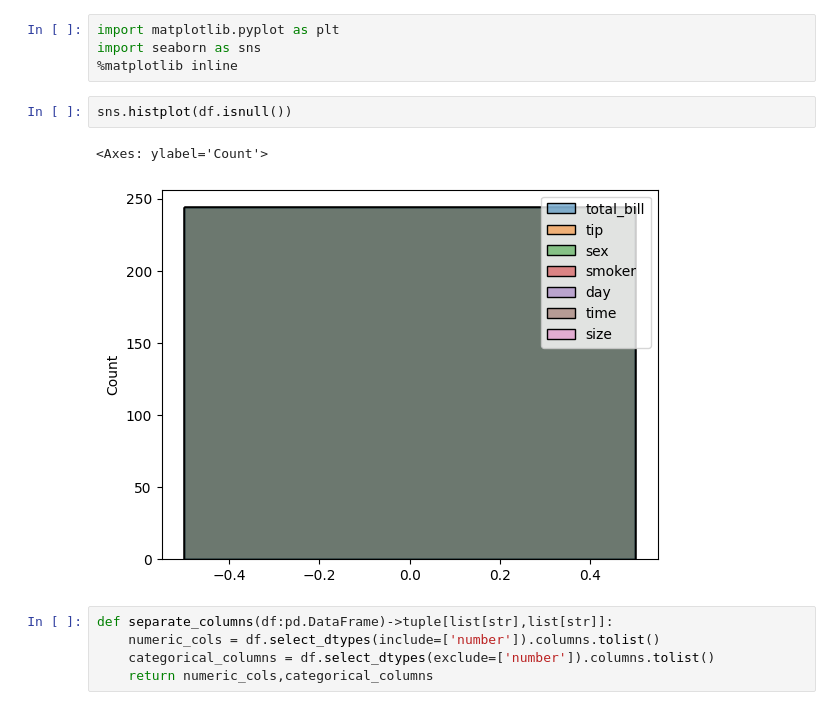
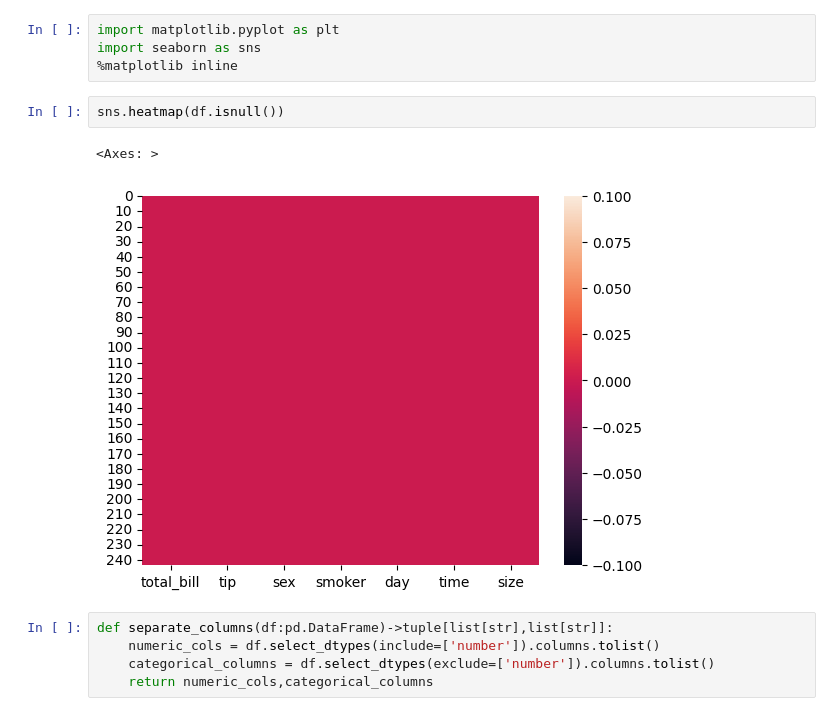
Before and after one commit to candobettercode/ml_app_dvc, a Jupyter notebook: notebooks/EDA.ipynb, the cells around one changed output. Cells and saved outputs as stored; diff of their text form.

```diff
--- a/notebooks/EDA.ipynb
+++ b/notebooks/EDA.ipynb
@@ -77,10 +80,10 @@ import matplotlib.pyplot as plt
 import seaborn as sns
 %matplotlib inline
 # %%
-sns.histplot(df.isnull())
+sns.heatmap(df.isnull())
 # %% [output]
-<Axes: ylabel='Count'>
+<Axes: >
-[figure, old version]
+[figure, new version]
 # %%
 def separate_columns(df:pd.DataFrame)->tuple[list[str],list[str]]:
     numeric_cols = df.select_dtypes(include=['number']).columns.tolist()
```
Also changed, not shown: parts of 51 cells of this notebook, 4 other files.
